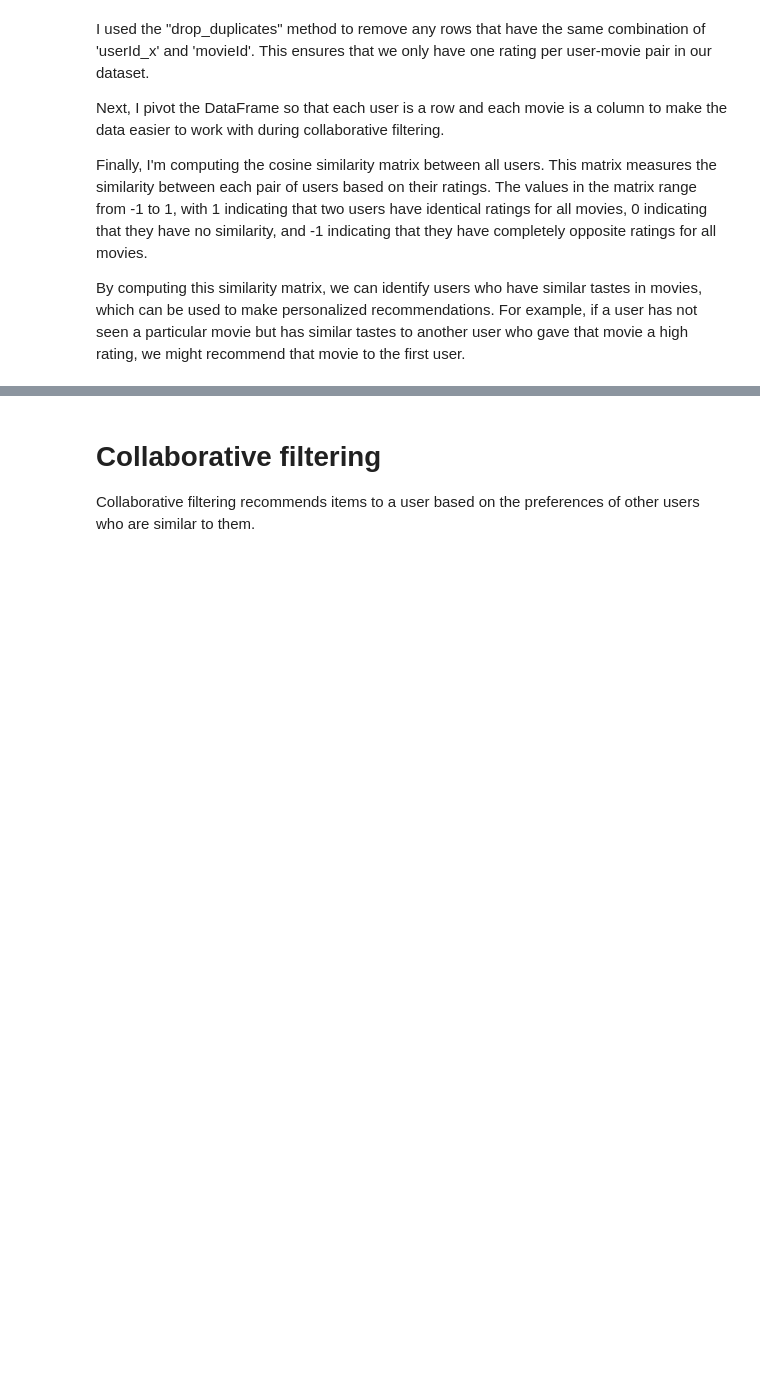
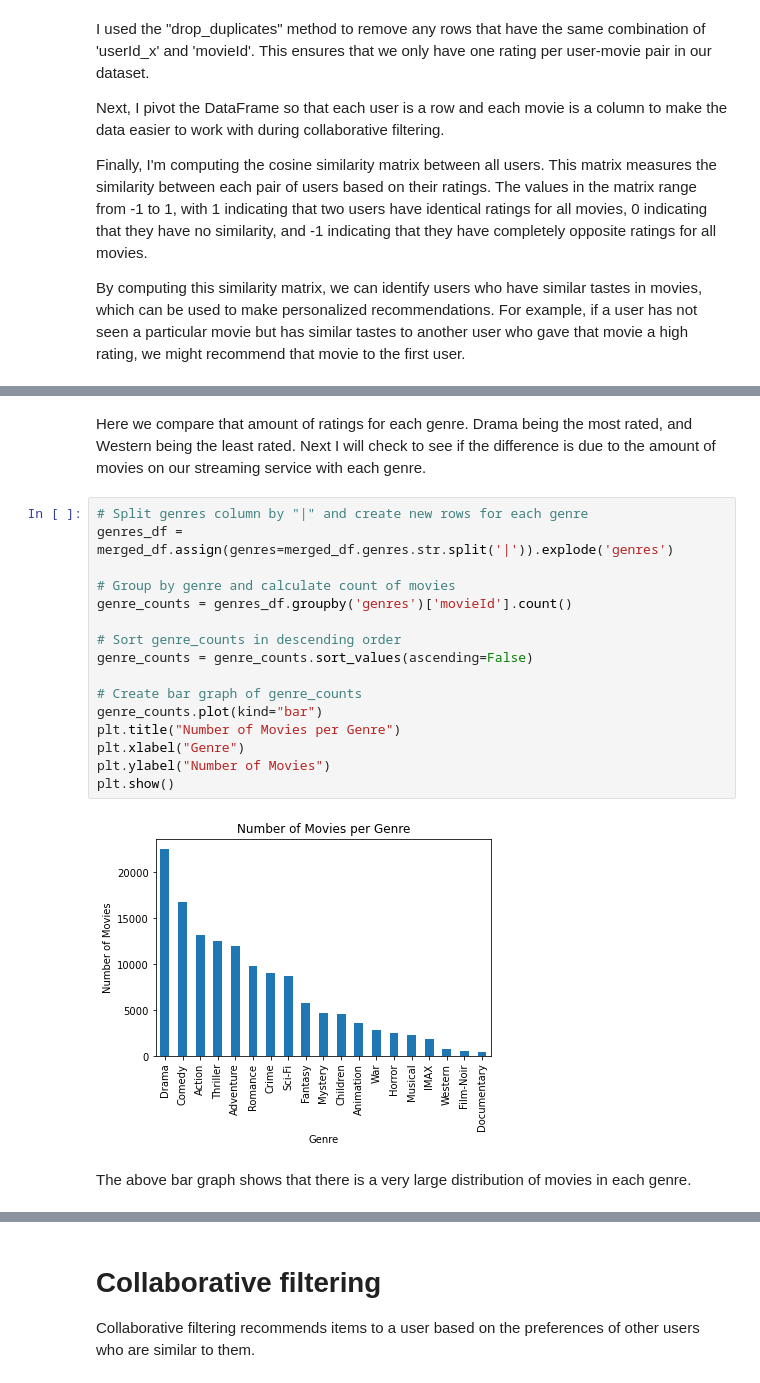
Before and after one commit to MichalOst3389/Movie-Recommendation-system, a Jupyter notebook: Untitled.ipynb, the cells around one changed output, grey strips where cells are left out. Drawn from its saved outputs; the diff is of its cells as text; blank space fills up the shorter version.

```diff
--- a/Untitled.ipynb
+++ b/Untitled.ipynb
@@ -156,0 +205,22 @@ merged_df
+# %% [markdown]
+Here we compare that amount of ratings for each genre. Drama being the most rated, and Western being the least rated.  Next I will check to see if the difference is due to the amount of movies on our streaming service with each genre.
+# %%
+# Split genres column by "|" and create new rows for each genre
+genres_df = merged_df.assign(genres=merged_df.genres.str.split('|')).explode('genres')
+
+# Group by genre and calculate count of movies
+genre_counts = genres_df.groupby('genres')['movieId'].count()
+
+# Sort genre_counts in descending order
+genre_counts = genre_counts.sort_values(ascending=False)
+
+# Create bar graph of genre_counts
+genre_counts.plot(kind="bar")
+plt.title("Number of Movies per Genre")
+plt.xlabel("Genre")
+plt.ylabel("Number of Movies")
+plt.show()
+# %% [output]
+[figure, added]
+# %% [markdown]
+The above bar graph shows that there is a very large distribution of movies in each genre.
```
Also changed, not shown: parts of 26 cells of this notebook.
